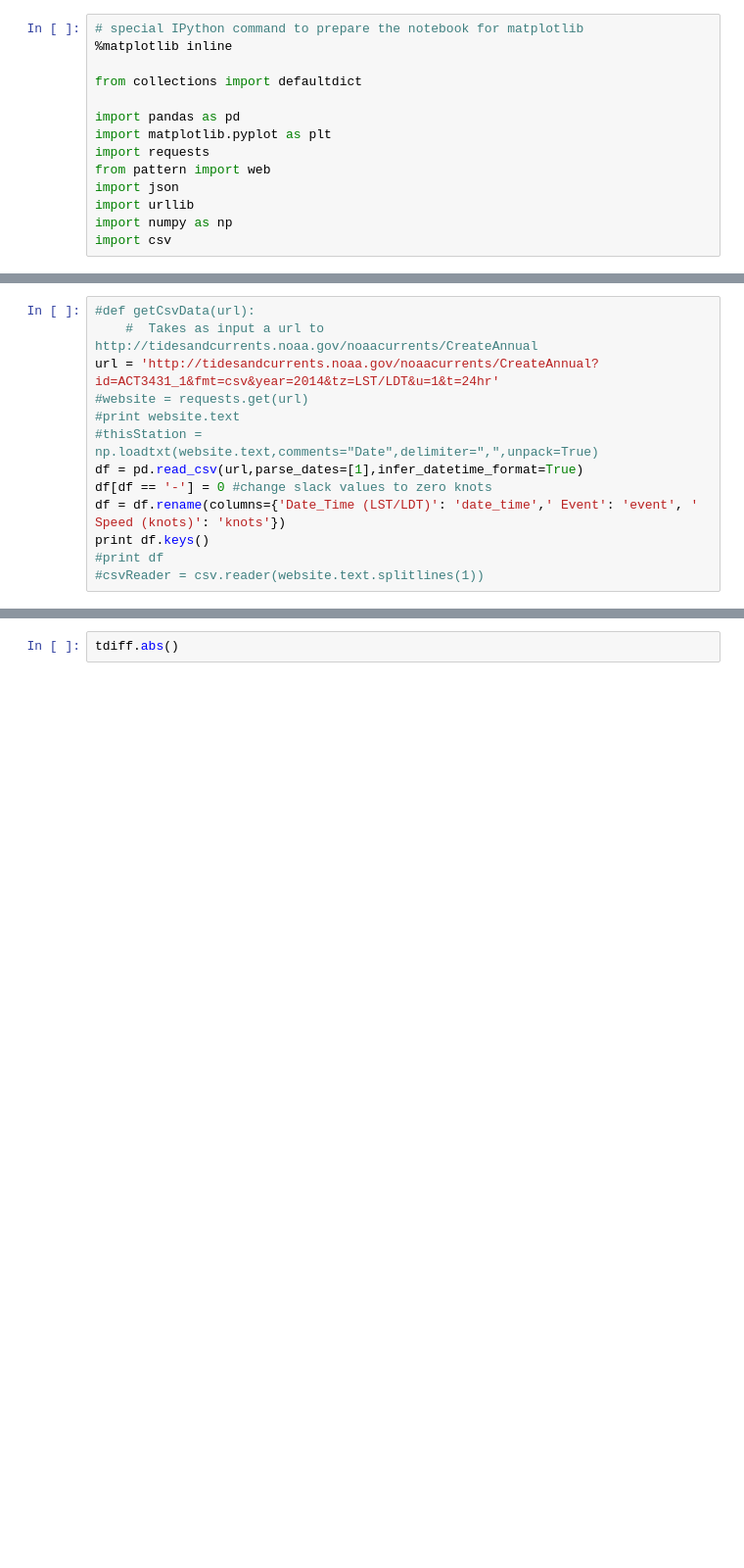
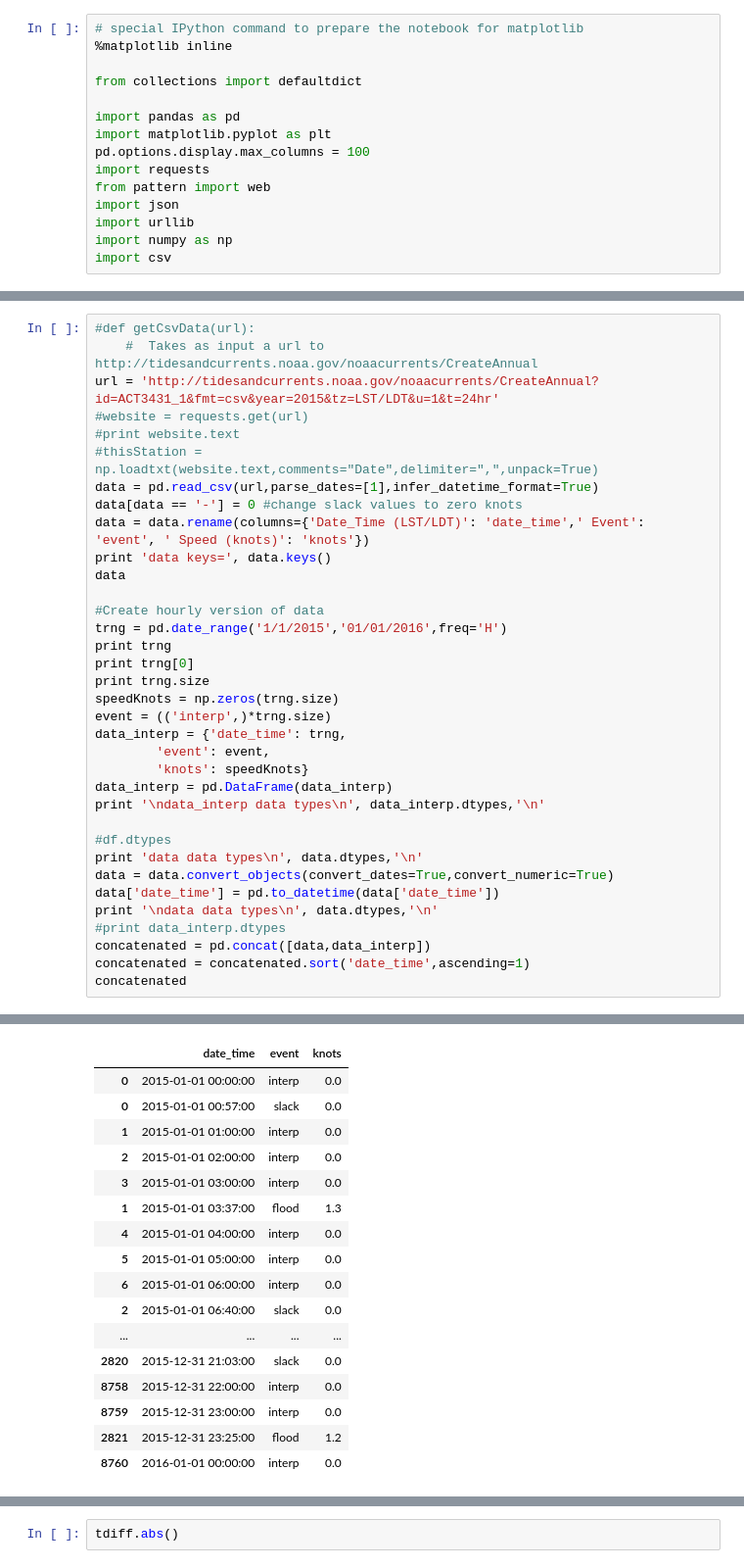
Before and after one commit to btq/nyc_waterways_viz, a Jupyter notebook: python/noaaCurrentScraper.ipynb, the cells around one changed output, grey strips where cells are left out. Shown at 98% size. Drawn from its saved outputs; the diff is of its cells as text; blank space fills up the shorter version.

Commit message:
Add beta text

```diff
--- a/python/noaaCurrentScraper.ipynb
+++ b/python/noaaCurrentScraper.ipynb
@@ -6,6 +6,7 @@ from collections import defaultdict
 
 import pandas as pd
 import matplotlib.pyplot as plt
+pd.options.display.max_columns = 100
 import requests
 from pattern import web
 import json
@@ -31,14 +32,36 @@ get the whole year with CreateAnnual
 # %%
 #def getCsvData(url):
     #  Takes as input a url to http://tidesandcurrents.noaa.gov/noaacurrents/CreateAnnual
-url = 'http://tidesandcurrents.noaa.gov/noaacurrents/CreateAnnual?id=ACT3431_1&fmt=csv&year=2014&tz=LST/LDT&u=1&t=24hr'
+url = 'http://tidesandcurrents.noaa.gov/noaacurrents/CreateAnnual?id=ACT3431_1&fmt=csv&year=2015&tz=LST/LDT&u=1&t=24hr'
 #website = requests.get(url)
 #print website.text
 #thisStation = np.loadtxt(website.text,comments="Date",delimiter=",",unpack=True)
-df = pd.read_csv(url,parse_dates=[1],infer_datetime_format=True)
-df[df == '-'] = 0 #change slack values to zero knots
-df = df.rename(columns={'Date_Time (LST/LDT)': 'date_time',' Event': 'event', ' Speed (knots)': 'knots'})
-print df.keys()
-#print df
-#csvReader = csv.reader(website.text.splitlines(1))
+data = pd.read_csv(url,parse_dates=[1],infer_datetime_format=True)
+data[data == '-'] = 0 #change slack values to zero knots
+data = data.rename(columns={'Date_Time (LST/LDT)': 'date_time',' Event': 'event', ' Speed (knots)': 'knots'})
+print 'data keys=', data.keys()
+data
+
+#Create hourly version of data
+trng = pd.date_range('1/1/2015','01/01/2016',freq='H')
+print trng
+print trng[0]
+print trng.size
+speedKnots = np.zeros(trng.size)
+event = (('interp',)*trng.size)
+data_interp = {'date_time': trng,
+        'event': event,
+        'knots': speedKnots}
+data_interp = pd.DataFrame(data_interp)
+print '\ndata_interp data types\n', data_interp.dtypes,'\n'
+
+#df.dtypes
+print 'data data types\n', data.dtypes,'\n'
+data = data.convert_objects(convert_dates=True,convert_numeric=True)
+data['date_time'] = pd.to_datetime(data['date_time'])
+print '\ndata data types\n', data.dtypes,'\n'
+#print data_interp.dtypes
+concatenated = pd.concat([data,data_interp])
+concatenated = concatenated.sort('date_time',ascending=1)
+concatenated
 # %% [output]
@@ -45,0 +85,17 @@ Index([u'date_time', u'event', u'knots'], dtype='object')
+|  | date_time | event | knots |
+| 0 | 2015-01-01 00:00:00 | interp | 0.0 |
+| 0 | 2015-01-01 00:57:00 | slack | 0.0 |
+| 1 | 2015-01-01 01:00:00 | interp | 0.0 |
+| 2 | 2015-01-01 02:00:00 | interp | 0.0 |
+| 3 | 2015-01-01 03:00:00 | interp | 0.0 |
+| 1 | 2015-01-01 03:37:00 | flood | 1.3 |
+| 4 | 2015-01-01 04:00:00 | interp | 0.0 |
+| 5 | 2015-01-01 05:00:00 | interp | 0.0 |
+| 6 | 2015-01-01 06:00:00 | interp | 0.0 |
+| 2 | 2015-01-01 06:40:00 | slack | 0.0 |
+| ... | ... | ... | ... |
+| 2820 | 2015-12-31 21:03:00 | slack | 0.0 |
+| 8758 | 2015-12-31 22:00:00 | interp | 0.0 |
+| 8759 | 2015-12-31 23:00:00 | interp | 0.0 |
+| 2821 | 2015-12-31 23:25:00 | flood | 1.2 |
+| 8760 | 2016-01-01 00:00:00 | interp | 0.0 |
```
Also changed, not shown: parts of 8 cells of this notebook.
